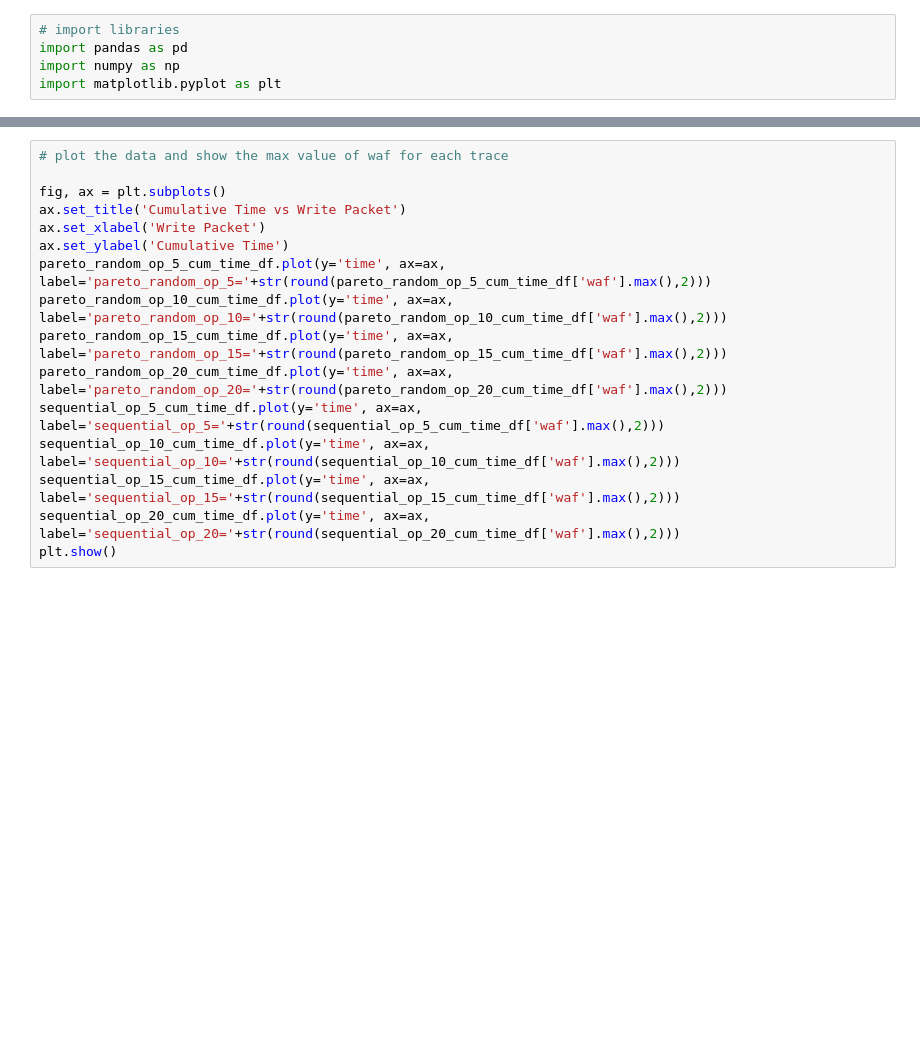
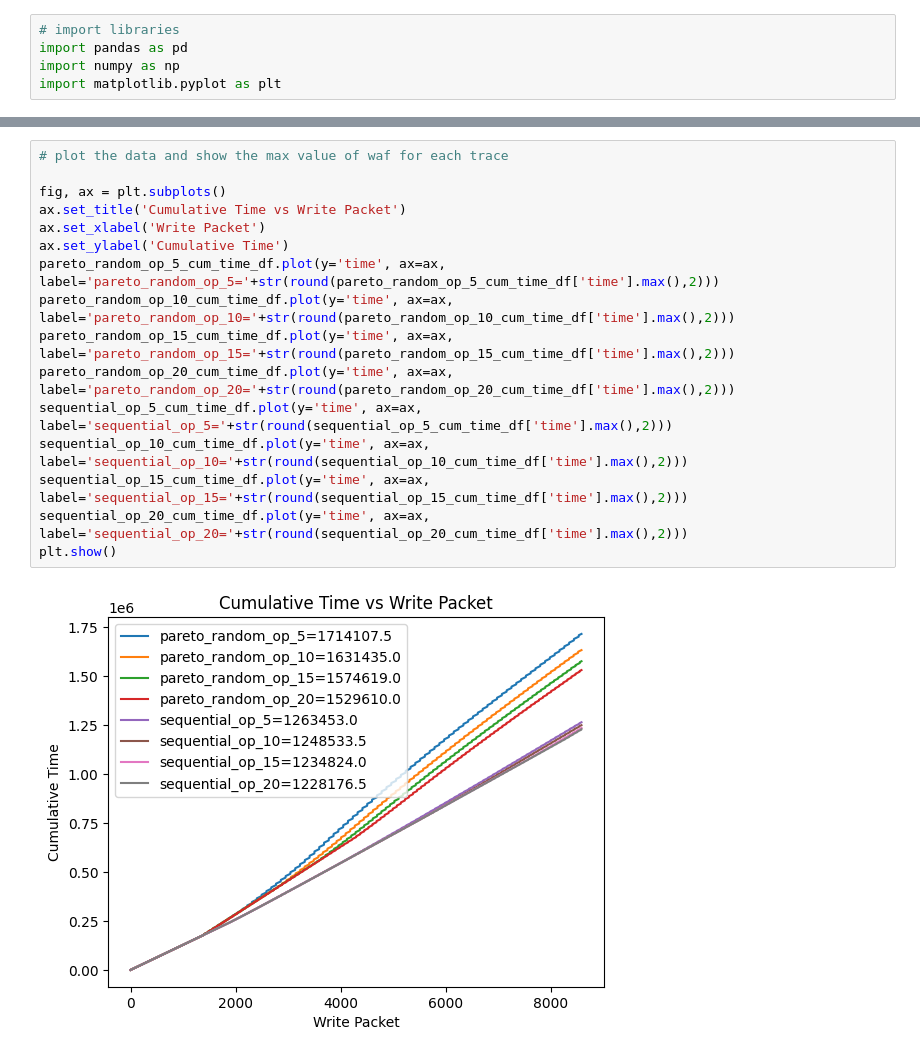
Before and after one commit to bithabib/trace-analysis, a Jupyter notebook: create_graph.ipynb, the cells around one changed output, grey strips where cells are left out. Cells and saved outputs as stored; diff of their text form; blank space fills up the shorter version.

Commit message:
Waf graph and commulatative time graph

```diff
--- a/create_graph.ipynb
+++ b/create_graph.ipynb
@@ -48,16 +44,18 @@ FileNotFoundError: File trace_files/graph_data/op_10_60_t/seq_trace.log_cummalat
 # %%
 # plot the data and show the max value of waf for each trace
 
 fig, ax = plt.subplots()
 ax.set_title('Cumulative Time vs Write Packet')
 ax.set_xlabel('Write Packet')
 ax.set_ylabel('Cumulative Time')
-pareto_random_op_5_cum_time_df.plot(y='time', ax=ax, label='pareto_random_op_5='+str(round(pareto_random_op_5_cum_time_df['waf'].max(),2)))
-pareto_random_op_10_cum_time_df.plot(y='time', ax=ax, label='pareto_random_op_10='+str(round(pareto_random_op_10_cum_time_df['waf'].max(),2)))
-pareto_random_op_15_cum_time_df.plot(y='time', ax=ax, label='pareto_random_op_15='+str(round(pareto_random_op_15_cum_time_df['waf'].max(),2)))
-pareto_random_op_20_cum_time_df.plot(y='time', ax=ax, label='pareto_random_op_20='+str(round(pareto_random_op_20_cum_time_df['waf'].max(),2)))
-sequential_op_5_cum_time_df.plot(y='time', ax=ax, label='sequential_op_5='+str(round(sequential_op_5_cum_time_df['waf'].max(),2)))
-sequential_op_10_cum_time_df.plot(y='time', ax=ax, label='sequential_op_10='+str(round(sequential_op_10_cum_time_df['waf'].max(),2)))
-sequential_op_15_cum_time_df.plot(y='time', ax=ax, label='sequential_op_15='+str(round(sequential_op_15_cum_time_df['waf'].max(),2)))
-sequential_op_20_cum_time_df.plot(y='time', ax=ax, label='sequential_op_20='+str(round(sequential_op_20_cum_time_df['waf'].max(),2)))
+pareto_random_op_5_cum_time_df.plot(y='time', ax=ax, label='pareto_random_op_5='+str(round(pareto_random_op_5_cum_time_df['time'].max(),2)))
+pareto_random_op_10_cum_time_df.plot(y='time', ax=ax, label='pareto_random_op_10='+str(round(pareto_random_op_10_cum_time_df['time'].max(),2)))
+pareto_random_op_15_cum_time_df.plot(y='time', ax=ax, label='pareto_random_op_15='+str(round(pareto_random_op_15_cum_time_df['time'].max(),2)))
+pareto_random_op_20_cum_time_df.plot(y='time', ax=ax, label='pareto_random_op_20='+str(round(pareto_random_op_20_cum_time_df['time'].max(),2)))
+sequential_op_5_cum_time_df.plot(y='time', ax=ax, label='sequential_op_5='+str(round(sequential_op_5_cum_time_df['time'].max(),2)))
+sequential_op_10_cum_time_df.plot(y='time', ax=ax, label='sequential_op_10='+str(round(sequential_op_10_cum_time_df['time'].max(),2)))
+sequential_op_15_cum_time_df.plot(y='time', ax=ax, label='sequential_op_15='+str(round(sequential_op_15_cum_time_df['time'].max(),2)))
+sequential_op_20_cum_time_df.plot(y='time', ax=ax, label='sequential_op_20='+str(round(sequential_op_20_cum_time_df['time'].max(),2)))
 plt.show()
+# %% [output]
+[figure, added]
```
Also changed, not shown: parts of 3 cells of this notebook.
